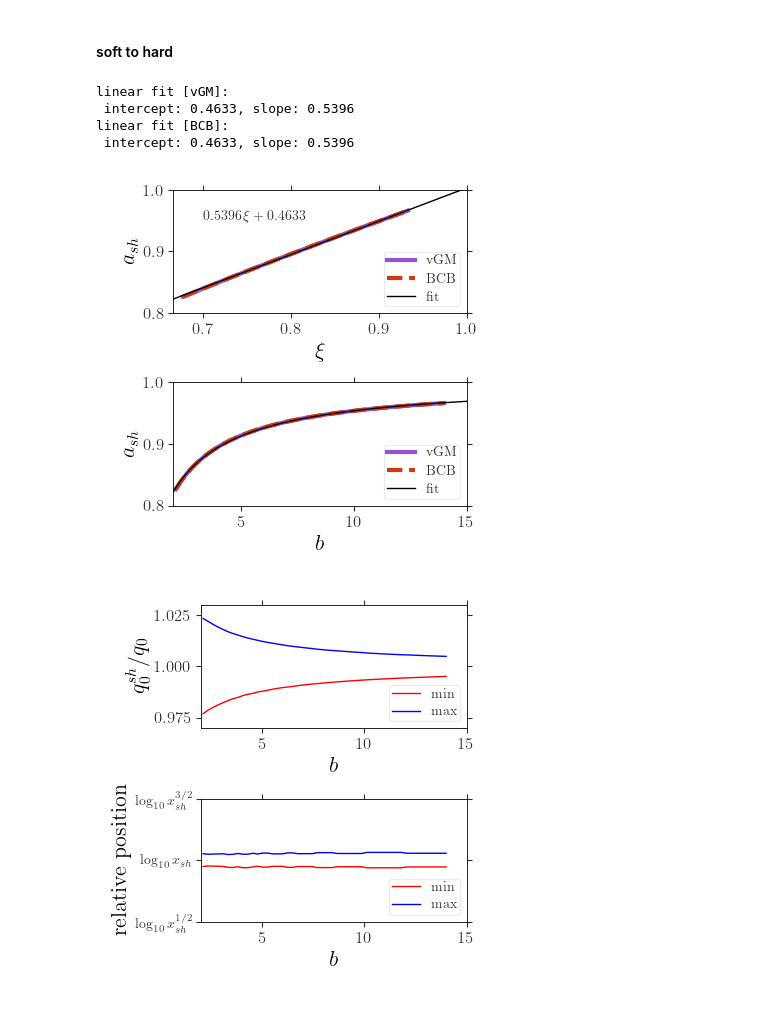
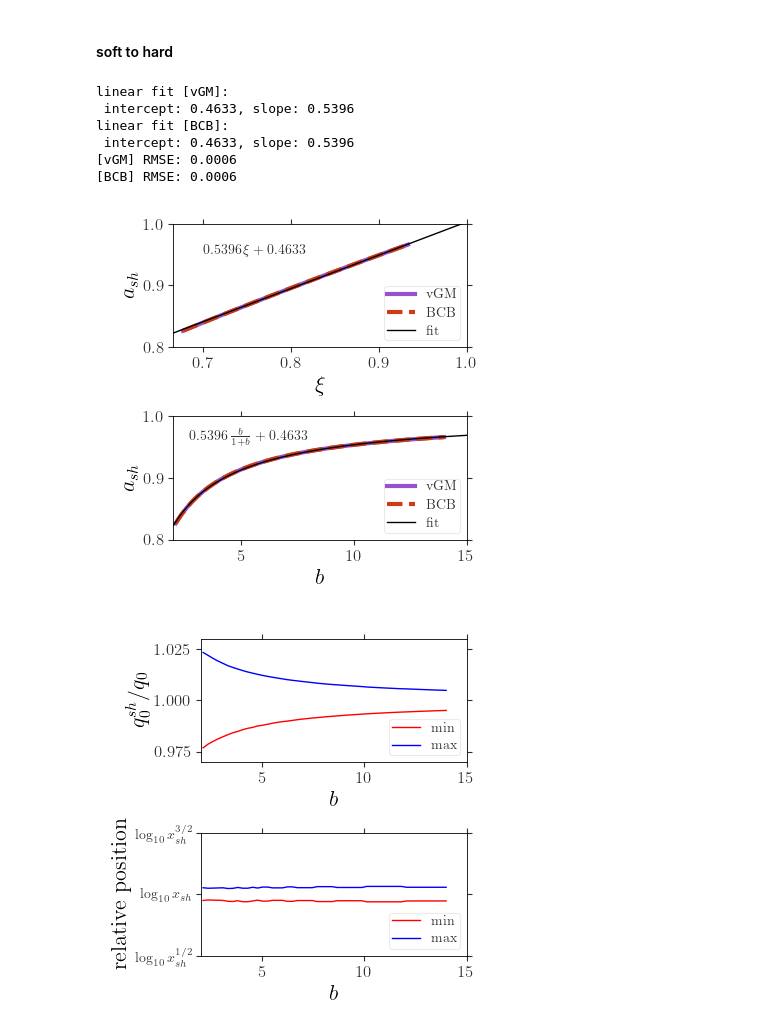
Before and after one commit to jpaccolat/seepage, a Jupyter notebook: exp2.ipynb, the cells around one changed output. Saved outputs shown, nothing was run; the diff lists cells and outputs as text; code cells hidden in the pictures.

```diff
--- a/exp2.ipynb
+++ b/exp2.ipynb
@@ -60,36 +60,49 @@ axs[1].plot(x[:-1] / (1 - x[:-1]), y[:-1], ls='-', c='k', lw=1, zorder=2,
 
 axs[1].set_xlim(xmin=2, xmax=14)
 
+# relative errors
+rmse = np.sqrt(((np.polyval(p_vGM, xi_vGM) - df_vGM['a_sh'])**2).mean())
+print(f'[vGM] RMSE: {rmse:.4f}')
+
+rmse = np.sqrt(((np.polyval(p_BCB, xi_BCB) - df_BCB['a_sh'])**2).mean())
+print(f'[BCB] RMSE: {rmse:.4f}')
+
+
+
 # ax layout
 for ax in axs:
     ax.spines["top"].set_visible(True)
     ax.spines["right"].set_visible(True)
     ax.tick_params(top=True, right=True)
     ax.set(xscale='linear', yscale='linear')
 
 axs[0].set_xlim(xmin=2/3, xmax=1)
 axs[0].set_ylim(ymin=0.8, ymax=1)
 axs[0].set_xlabel('$\\xi$', fontsize=16)
 axs[0].set_ylabel('$a_{sh}$', fontsize=16)
 
 axs[1].set_xlim(xmin=2, xmax=15)
 axs[1].set_ylim(ymin=0.8, ymax=1)
 axs[1].set_xlabel('$b$', fontsize=16)
 axs[1].set_ylabel('$a_{sh}$', fontsize=16)
 
 axs[0].legend(loc='lower right', fontsize=10)
 axs[1].legend(loc='lower right', fontsize=10)
 
 axs[0].text(0.7, 0.95, f'${p_vGM[0]:.4f} \\, \\xi + {p_vGM[1]:.4f}$')
+axs[1].text(2.7, 0.96, f'${p_vGM[0]:.4f} \\, \\frac{{b}}{{1+b}} + {p_vGM[1]:.4f}$')
+
 
 plt.tight_layout()
 #plt.savefig(output_path / f'a_sh.pdf')
 # %% [output]
 linear fit [vGM]:
  intercept: 0.4633, slope: 0.5396
 linear fit [BCB]:
  intercept: 0.4633, slope: 0.5396
+[vGM] RMSE: 0.0006
+[BCB] RMSE: 0.0006
-[figure, old version]
+[figure, new version]
 # %%
 fig, axs = plt.subplots(2, 1, figsize=(4, 4))
 
```
Also changed, not shown: parts of 4 cells of this notebook, 4 other files.
